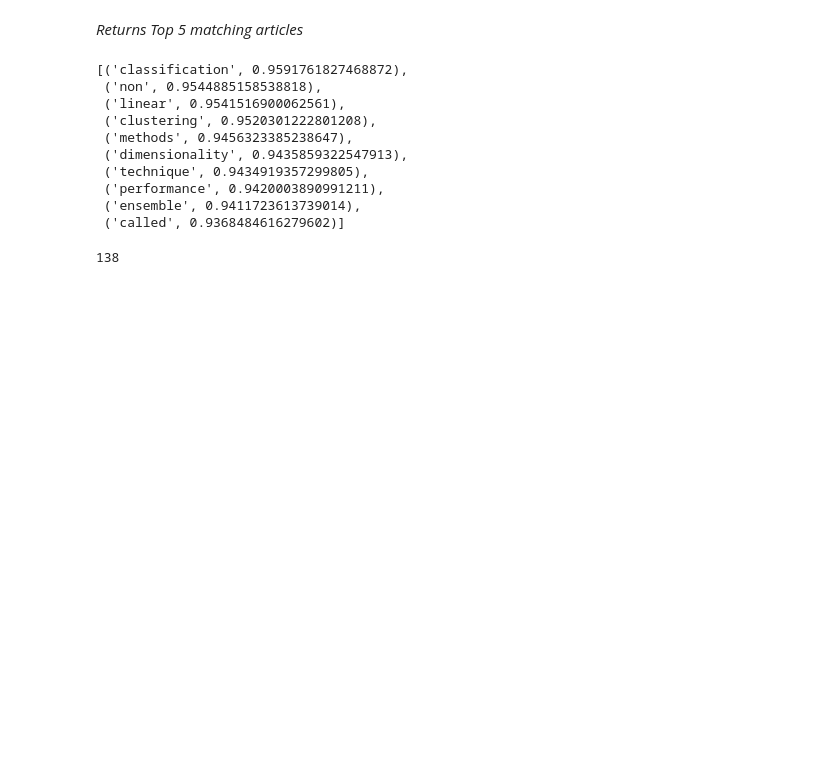
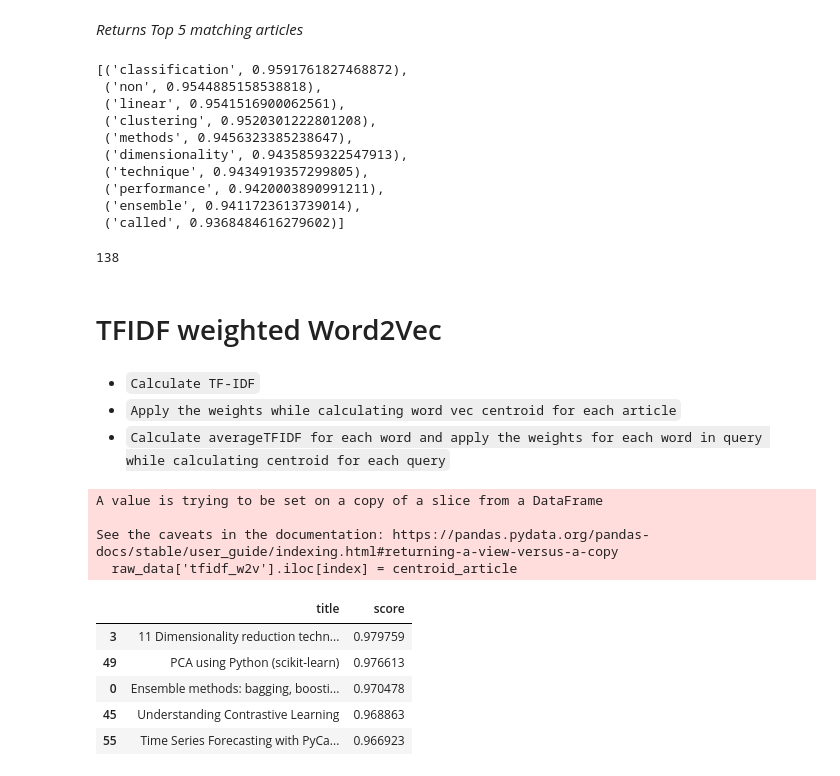
Before and after one commit to muthuganeshece/NLP, a Jupyter notebook: Practise/NLP3.ipynb, the cells around one changed output. Drawn from its saved outputs; the diff is of its cells as text; code cells hidden in the pictures; blank space fills up the shorter version.

Commit message:
Implemented TF IDF weighted Word2Vec

```diff
--- a/Practise/NLP3.ipynb
+++ b/Practise/NLP3.ipynb
@@ -390,3 +390,9 @@ search_list = [sent for sent in sentence_list if searchword in sent]
 len(search_list)
 # %% [output]
 138
+# %% [markdown]
+# TFIDF weighted Word2Vec
+# %% [markdown]
+- `Calculate TF-IDF`
+- `Apply the weights while calculating word vec centroid for each article`
+- `Calculate averageTFIDF for each word and apply the weights for each word in query while calculating centroid for each query`
@@ -392,0 +401,49 @@ len(search_list)
+# %%
+processed_text = [" ".join(article) for article in raw_data['transformed_text']]
+# %%
+tfidf = TfidfVectorizer()
+tfidf_df = pd.DataFrame(tfidf.fit_transform(processed_text).todense())
+tfidf_df.columns = tfidf.get_feature_names_out()
+# %%
+raw_data['tfidf_w2v'] = [[0.0] * 100 ] * raw_data.shape[0]
+for index in range(len(raw_data)):
+    text = raw_data['transformed_text'].iloc[index]
+    centroid_article = [0.0] * 100
+    for sent in text:
+        for word in sent.split():
+            try:
+                centroid_article = np.add(centroid_article, tfidf_df.iloc[index][word] * model_sg.wv[word])
+            except:
+                continue
+    raw_data['tfidf_w2v'].iloc[index] = centroid_article
+# %% [output]
+A value is trying to be set on a copy of a slice from a DataFrame
+
+See the caveats in the documentation: https://pandas.pydata.org/pandas-docs/stable/user_guide/indexing.html#returning-a-view-versus-a-copy
+  raw_data['tfidf_w2v'].iloc[index] = centroid_article
+# %%
+def get_similar_article1(query, df, model, col_name):
+    cos_sim_list = []
+    for index in range(len(df)):
+        cent_article = np.array(df[col_name].iloc[index]).reshape(1,-1)
+        cos_sim = 0
+        for word in query.split():
+            try:
+                temp_arr = np.array(tfidf_df.iloc[:][word])
+                tfidf_mean = temp_arr[list(np.where(temp_arr))].mean()
+                temp_cent = np.array(model.wv[word] * tfidf_mean).reshape(1,-1)
+                cos_sim += (cosine_similarity(temp_cent, cent_article))
+            except:
+                continue
+        cos_sim_list.append([df['title'].iloc[index], cos_sim[0,0]])
+    return cos_sim_list
+# %%
+temp_df_tfidf = pd.DataFrame(get_similar_article1('pca', raw_data, model_sg, 'tfidf_w2v'), columns = ['title', 'score'])
+temp_df_tfidf.sort_values('score', ascending=False).iloc[:5]
+# %% [output]
+|  | title | score |
+| 3 | 11 Dimensionality reduction techn... | 0.979759 |
+| 49 | PCA using Python (scikit-learn) | 0.976613 |
+| 0 | Ensemble methods: bagging, boosti... | 0.970478 |
+| 45 | Understanding Contrastive Learning | 0.968863 |
+| 55 | Time Series Forecasting with PyCa... | 0.966923 |
```
Also changed, not shown: parts of 5 cells of this notebook.
